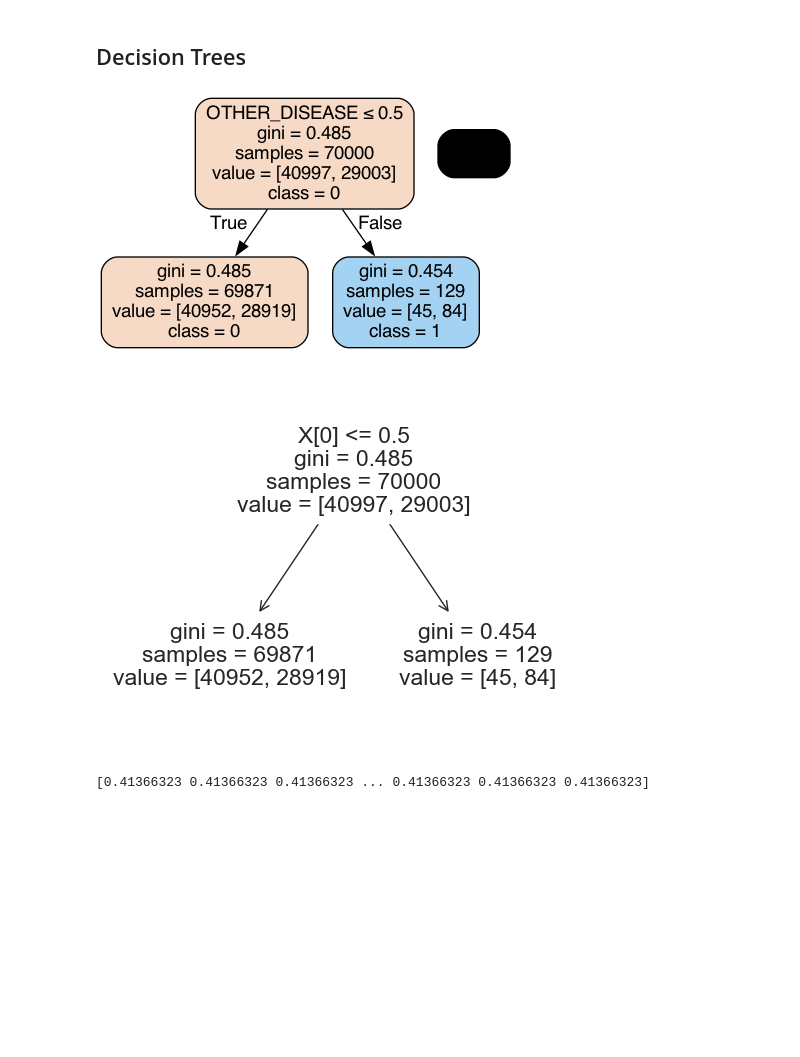
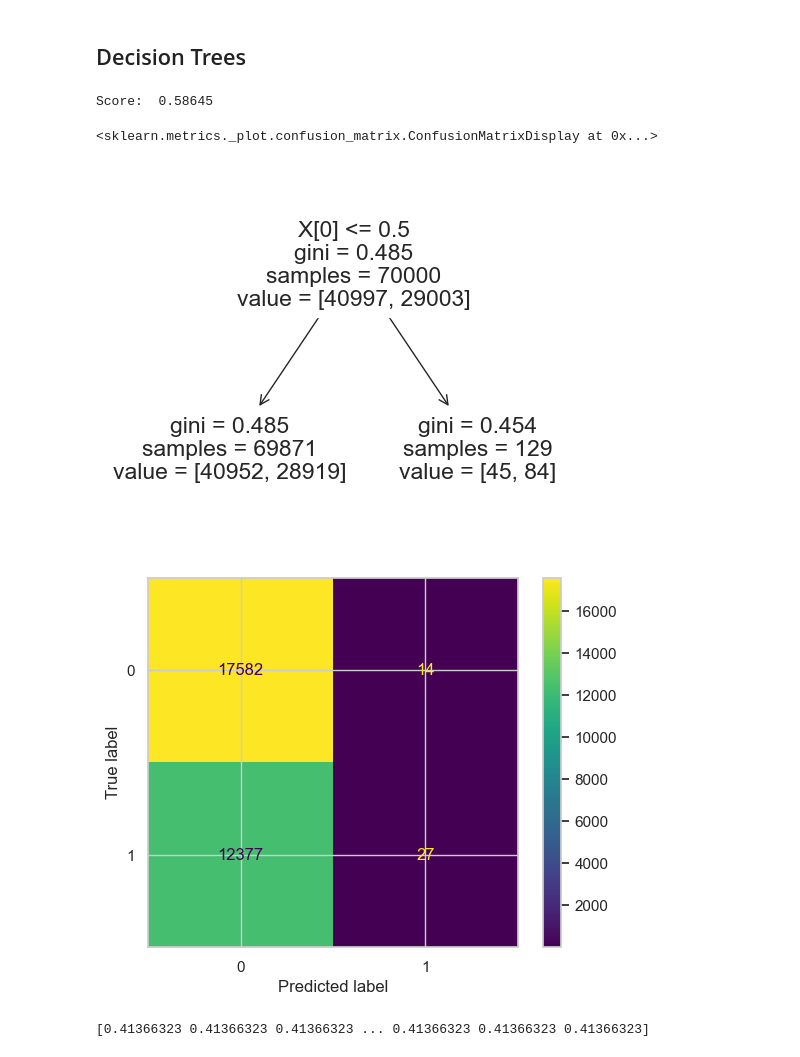
Before and after one commit to komolcia/Julia-Komorowska-Inteligencja-Obliczeniowa, a Jupyter notebook: projekt.ipynb, the cells around one changed output. Saved outputs shown, nothing was run; the diff lists cells and outputs as text; code cells hidden in the pictures; blank space fills up the shorter version.

```diff
--- a/projekt.ipynb
+++ b/projekt.ipynb
@@ -335,21 +337,25 @@ table 1
 # %%
 X=df["OTHER_DISEASE"].iloc[:100000].values.reshape(-1,1)
 y = df["DEATH"].iloc[:100000].values.astype("int")
 X_train, X_test, y_train, y_test = train_test_split(X, y, test_size=0.3, random_state=1)
 clf = tree.DecisionTreeClassifier()
 clf = clf.fit(X_train,y_train)
 y_pred = clf.predict(X_test)
 tree.plot_tree(clf)
 dot_data = StringIO()
 export_graphviz(clf, out_file=dot_data,
                 filled=True, rounded=True,
                 special_characters=True,feature_names = ["OTHER_DISEASE"],class_names=['0','1'])
 graph = pydotplus.graph_from_dot_data(dot_data.getvalue())
 graph.write_png('covid_DT1.png')
 Image(graph.create_png())
+print("Score: ", clf.score(X,y))
+plot_confusion_matrix(clf,X_test,y_test)
 # %% [output]
+Score:  0.58645
+<sklearn.metrics._plot.confusion_matrix.ConfusionMatrixDisplay at 0x...>
-[figure, old version]
+[figure, new version]
-[figure, old version]
+[figure, new version]
 # %%
 #https://scikit-learn.org/stable/modules/tree.html
 clf = tree.DecisionTreeRegressor()
```
Also changed, not shown: parts of 14 cells of this notebook.
